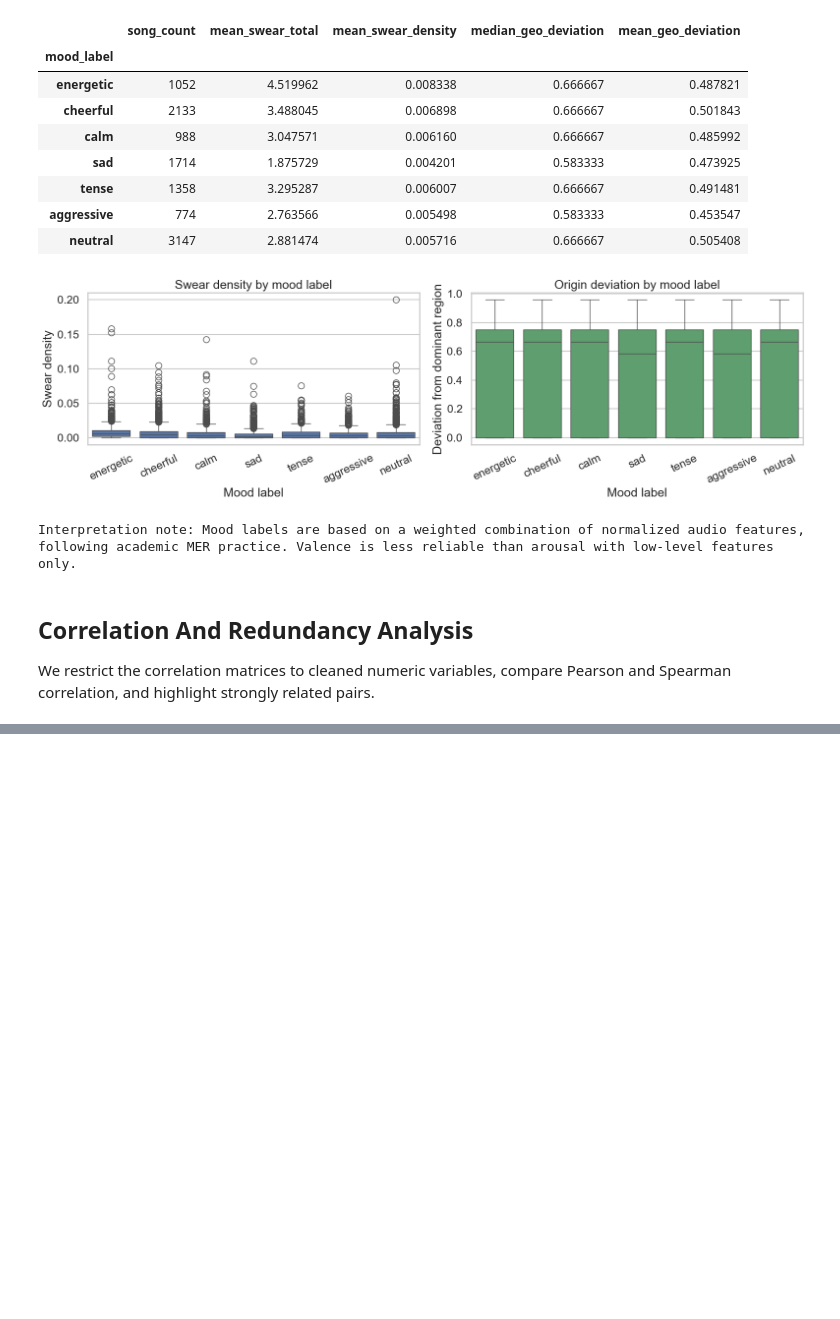
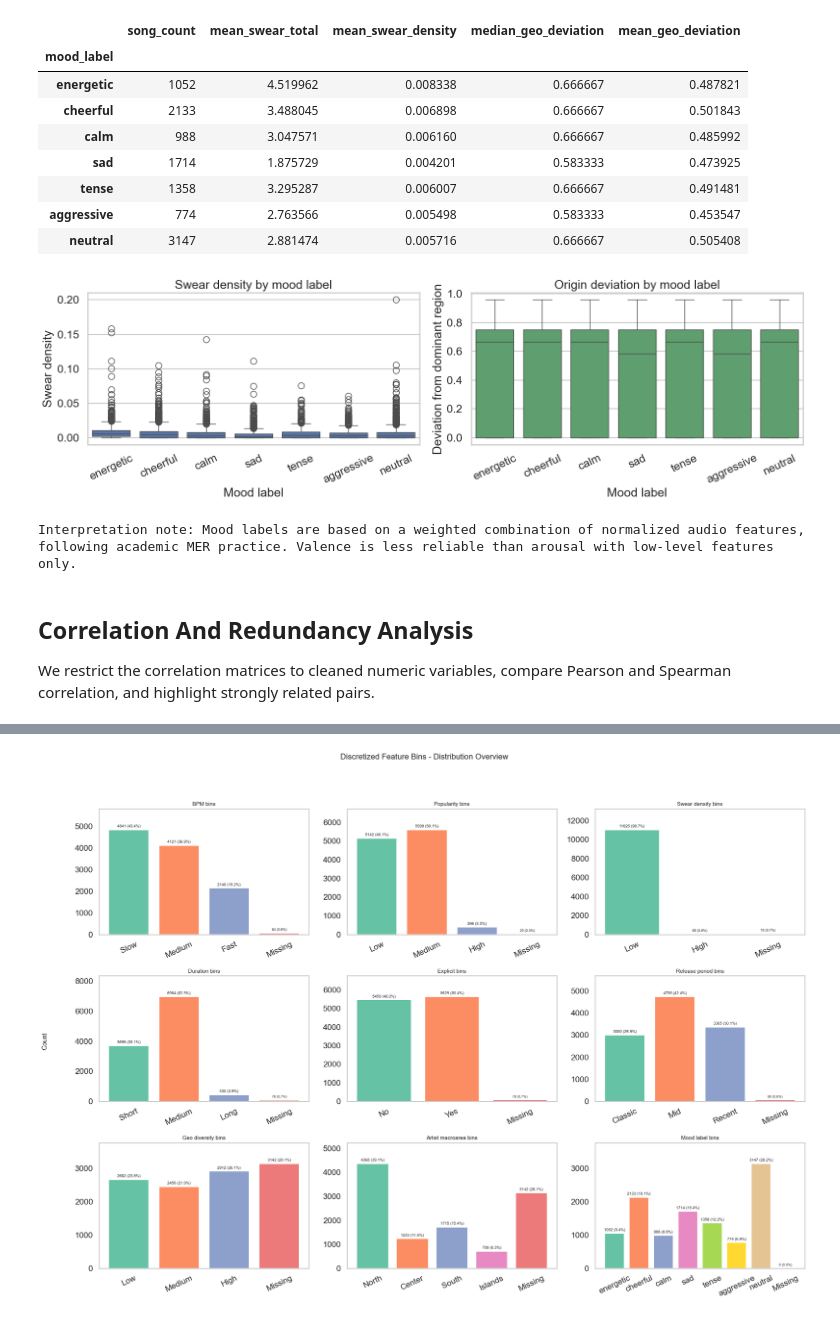
Before and after one commit to simonegrandinetti/ML_first_project, a Jupyter notebook: main_project.ipynb, the cells around one changed output, grey strips where cells are left out. Drawn from its saved outputs; the diff is of its cells as text; code cells hidden in the pictures; blank space fills up the shorter version.

```diff
--- a/main_project.ipynb
+++ b/main_project.ipynb
@@ -1351,3 +1914,87 @@ display(focus_corr)
+# %%
+# Plot discretized bins
+
+plot_order = {
+    "disc_bpm": ["Slow", "Medium", "Fast", "Missing"],
+    "disc_popularity": ["Low", "Medium", "High", "Missing"],
+    "disc_swear_density_total": ["Low", "High", "Missing"],
+    "disc_duration": ["Short", "Medium", "Long", "Missing"],
+    "disc_explicit": ["No", "Yes", "Missing"],
+    "disc_release_period": ["Classic", "Mid", "Recent", "Missing"],
+    "disc_artist_geo_diversity": ["Low", "Medium", "High", "Missing"],
+    "disc_artist_macroarea": ["North", "Center", "South", "Islands", "Missing"],
+    "disc_mood_label": ["energetic", "cheerful", "calm", "sad", "tense", "aggressive", "neutral", "Missing"],
+}
+
+pretty_name = {
+    "disc_bpm": "BPM bins",
+    "disc_popularity": "Popularity bins",
+    "disc_swear_density_total": "Swear density bins",
+    "disc_duration": "Duration bins",
+    "disc_explicit": "Explicit bins",
+    "disc_release_period": "Release period bins",
+    "disc_artist_geo_diversity": "Geo diversity bins",
+    "disc_artist_macroarea": "Artist macroarea bins",
+    "disc_mood_label": "Mood label bins",
+}
+
+# Refined categorical palette (seaborn Set2): soft, readable, and presentation-friendly.
+palette = sns.color_palette("Set2", n_colors=9).as_hex()
+missing_color = "#de020286"
+
+n_cols = 3
+n_rows = int(np.ceil(len(discretized_columns) / n_cols))
+fig, axes = plt.subplots(n_rows, n_cols, figsize=(22, 5.2 * n_rows))
+axes = np.array(axes).reshape(-1)
+
+for i, col in enumerate(discretized_columns):
+    ax = axes[i]
+    order = plot_order.get(col)
+    counts = apriori_df[col].value_counts(dropna=False)
+    if order is not None:
+        counts = counts.reindex(order).fillna(0)
+
+    category_colors = {
+        cat: (missing_color if cat == "Missing" else palette[idx % len(palette)])
+        for idx, cat in enumerate(counts.index.astype(str))
+    }
+    bar_colors = [category_colors[cat] for cat in counts.index.astype(str)]
+
+    bars = ax.bar(counts.index.astype(str), counts.values, color=bar_colors, edgecolor="white")
+    ax.set_title(pretty_name.get(col, col), fontsize=11)
+    ax.set_ylabel("")
+    ax.tick_params(axis="x", rotation=25)
+    ax.grid(None)
+
+    total = counts.sum()
+    max_count = float(counts.max()) if len(counts) else 1.0
+    ax.set_ylim(0, max_count * 1.20 if max_count > 0 else 1)
+
+    # Place labels with collision-aware vertical bumping for tiny bars.
+    placed = []
+    for bar, value in zip(bars, counts.values):
+        pct = 100 * value / total if total else 0
+        x = bar.get_x() + bar.get_width() / 2
+        y = value + max_count * 0.015
+
+        for px, py in placed:
+            if abs(x - px) < 0.8 and abs(y - py) < max_count * 0.05:
+                y += max_count * 0.06
+
+        label = f"{int(value)} ({pct:.1f}%)"
+        label_size = 7 if pct < 2 else 8
+        ax.text(x, y, label, ha="center", va="bottom", fontsize=label_size)
+        placed.append((x, y))
+
+for j in range(len(discretized_columns), len(axes)):
+    axes[j].axis("off")
+
+fig.suptitle("Discretized Feature Bins - Distribution Overview", fontsize=16, y=1.02)
+fig.supylabel("Count", x=0.01, fontsize=13)
+plt.tight_layout(rect=[0.02, 0.02, 1, 0.98])
+plt.show()
+# %% [output]
+[figure, added]
 # %% [markdown]
 ## Discussion Notes For The Report
 
```
Also changed, not shown: parts of 10 cells of this notebook, 1 other file.
